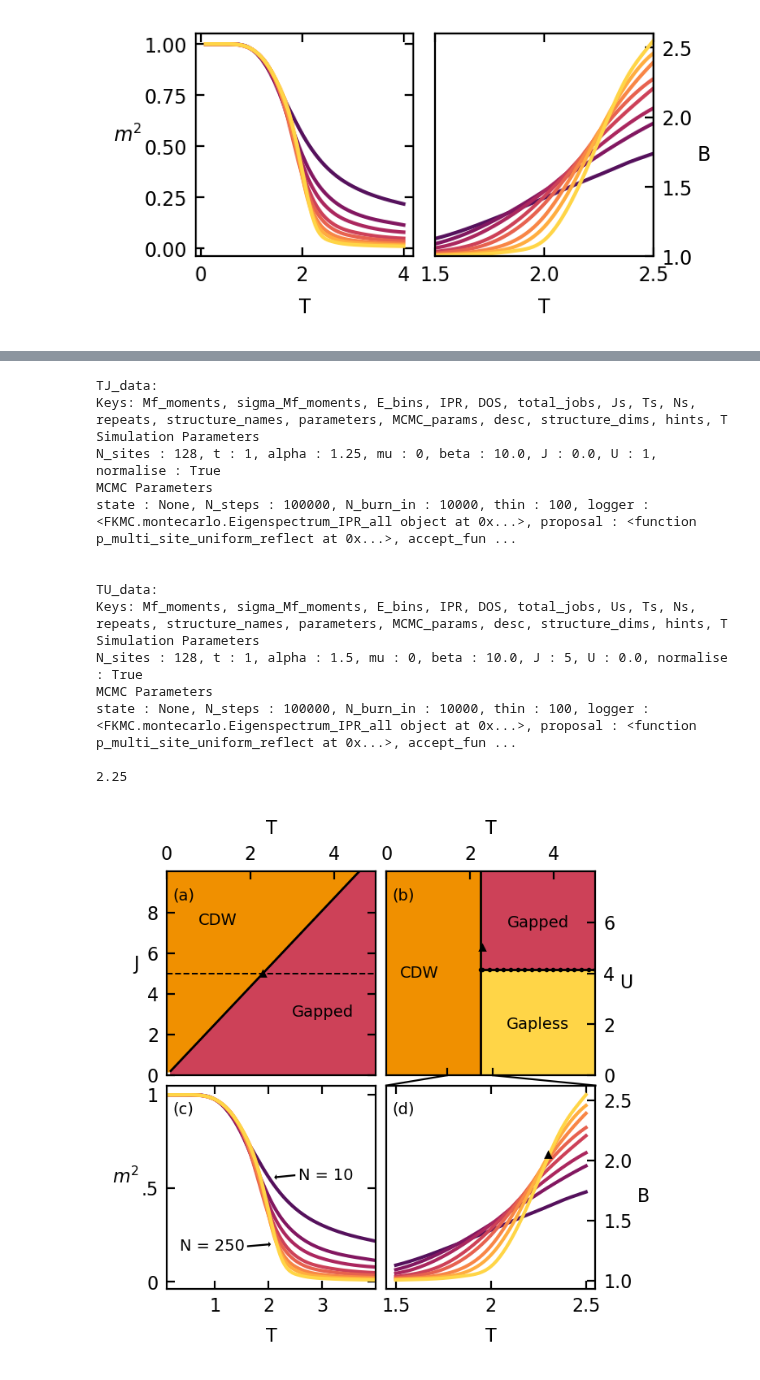
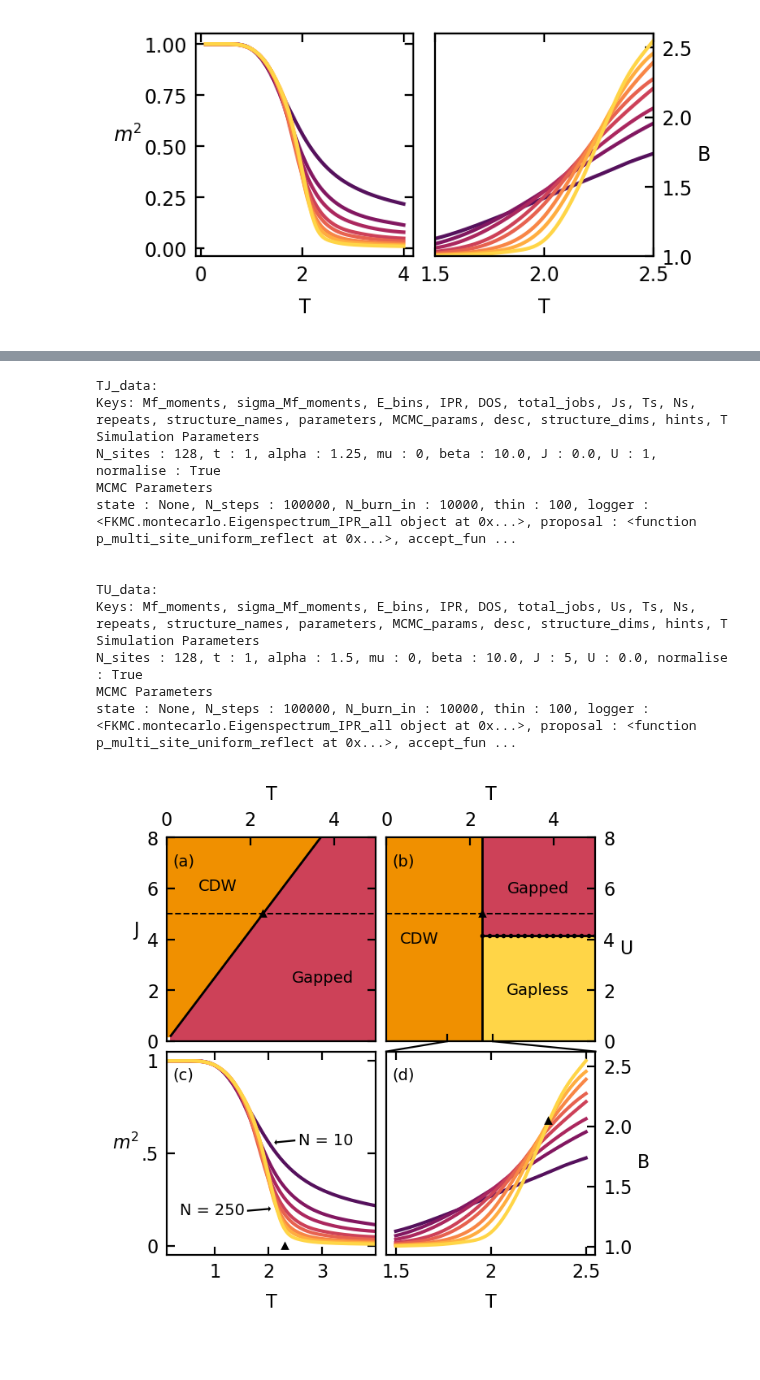
Before and after one commit to TomHodson/FKMC, a Jupyter notebook: notebooks/short_paper_figure_code/final_figures.ipynb, the cells around one changed output, grey strips where cells are left out. Saved outputs shown, nothing was run; the diff lists cells and outputs as text; code cells hidden in the pictures.

```diff
--- a/notebooks/short_paper_figure_code/final_figures.ipynb
+++ b/notebooks/short_paper_figure_code/final_figures.ipynb
@@ -257,6 +350,8 @@ gapless_color = colors[-1]
 #gapless_color = '#ea623b' #half way between cdw orange and colors[3]
 
 cdw_gapped_midpoint = np.mean([cdw_color, gapped_color], axis = 0)
+
+Tc = 2.25
 
 def TJ_phase_diagram_T(ax):
     with open(data_location / 'TJ_phase_data.pickle', 'rb') as file:
@@ -318,9 +413,6 @@ def TU_phase_diagram_T(ax):
     #Y =  M2
     #pcol = ax.pcolormesh(TU_data.Ts, TU_data.Us, Y.T, cmap=cmap, norm = norm, shading = 'gouraud', rasterized = True, linewidth = 0)
 
-    Tc = 2.25
-    print(Tc)
-
     #
     #norm = mpl.colors.Normalize(vmin=0, vmax=0.1)
     #colors = [(1,1,1,0), gapless_color]
@@ -328,12 +420,12 @@ def TU_phase_diagram_T(ax):
     #pcol = ax.pcolormesh(TU_data.Ts, TU_data.Us, gapped_gapless_line.percent_low_E_states , cmap = cmap, shading = 'gouraud', rasterized = True, linewidth = 0)
 
     #### Critical Lines ################
-    ix = gapped_gapless_line.T > Tc
+    ix = gapped_gapless_line.T > p.Tc
     gapped_gapless_line.U = np.concatenate([[gapped_gapless_line.U[~ix][-1]], gapped_gapless_line.U[ix]])
-    gapped_gapless_line.T = np.concatenate([[Tc,], gapped_gapless_line.T[ix]])
+    gapped_gapless_line.T = np.concatenate([[p.Tc,], gapped_gapless_line.T[ix]])
 
     ax.plot(gapped_gapless_line.T, gapped_gapless_line.U, color = 'black', marker = '.', markersize = 2, linewidth = 1)
-    ax.plot(Tc*np.ones_like(TU_data.Us), TU_data.Us,  color = 'black', marker = '.', markersize = 0, linewidth = 1)
+    ax.plot(p.Tc*np.ones_like(TU_data.Us), TU_data.Us,  color = 'black', marker = '.', markersize = 0, linewidth = 1)
 
     ax.fill_between(gapped_gapless_line.T, gapped_gapless_line.U, color = gapless_color)
     ax.fill_between(gapped_gapless_line.T, y1 = gapped_gapless_line.U, y2 = 8, color = gapped_color)
@@ -358,6 +450,9 @@ def TU_phase_diagram_T(ax):
 f, axes = plt.subplots(2,2, gridspec_kw = dict(wspace = 0.05, hspace = 0.05))
 axes = axes.flatten()
 
+#the point at the binder crossing
+p = Munch(Tc = 2.3, m2 = 0.7, B = 2.05, J = 5, U = 5)
+
 TJax = axes[0]
 TUax = axes[1]
 m2ax = axes[2]
@@ -370,10 +465,10 @@ TU_phase_diagram_T(TUax)
 binder(binderax)
 orderparam(m2ax)
 
-#the point at the binder crossing
-p = Munch(Tc = 2.3, m2 = 0.7, B = 2.05, J = 5, U = 5)
+## the triangular critical point marker
 m = Munch(marker = '^', markersize = 2, color = 'black')
 binderax.plot([p.Tc,], [p.B,], **m)
+m2ax.plot([p.Tc,], [0,], **m)
 TJax.plot([p.Tc,], [p.J,], **m)
 TUax.plot([p.Tc,], [p.U,], **m)
 
@@ -420,6 +515,7 @@ for letter, ax, c in zip('abcdef...', axes.flatten(), 'kkkk'):
 
 
 TJax.hlines(y = 5, xmin = 0, xmax = 5, linestyle = 'dashed', linewidth = 0.7)
+TUax.hlines(y = 5, xmin = 0, xmax = 5, linestyle = 'dashed', linewidth = 0.7)
 
 #the binder plot
 binderax.set(xticks = [1.5, 2, 2.5],
@@ -430,11 +526,13 @@ binderax.set(xticks = [1.5, 2, 2.5],
 TJax.set(xlim = (0,5),
             xticks = [0,2,4],
             yticks = [0, 2, 4, 6, 8],
+            ylim = (0,8),
             )
 
 TUax.set(xlim = (0,5),
             xticks = [0,2,4],
-            yticks = [0, 2, 4, 6],
+            yticks = [0, 2, 4, 6, 8],
+            ylim = (0,8),
             )
 
 #work in figure coords where (0,0) is bottom left and (1,1) top right
@@ -450,36 +548,34 @@ def datacoords_to_fig(ax, point):
 
 import matplotlib.lines as lines
 
 lineargs = dict(
     linewidth=0.8, linestyle=None, color='k', transform = f.transFigure,
 )
 
 for xval in binderax.get_xlim():
     (x0, _) = datacoords_to_fig(binderax, (xval, dont_care))
     (x1, _) = datacoords_to_fig(TUax, (xval, dont_care))
     f.add_artist(lines.Line2D([x0, x1], [y0, y1], **lineargs,))
     f.add_artist(lines.Line2D([x1, x1], [y1, y2], **lineargs,))
 
 f.set_size_inches(columnwidth, columnwidth)
 f.savefig(figure_location / 'phase_diagram2.eps', bbox_inches='tight')
 # %% [output]
 TJ_data:
 Keys: Mf_moments, sigma_Mf_moments, E_bins, IPR, DOS, total_jobs, Js, Ts, Ns, repeats, structure_names, parameters, MCMC_params, desc, structure_dims, hints, T
 Simulation Parameters
 N_sites : 128, t : 1, alpha : 1.25, mu : 0, beta : 10.0, J : 0.0, U : 1, normalise : True
 MCMC Parameters
 state : None, N_steps : 100000, N_burn_in : 10000, thin : 100, logger : <FKMC.montecarlo.Eigenspectrum_IPR_all object at 0x...>, proposal : <function p_multi_site_uniform_reflect at 0x...>, accept_fun ...
 
 
 TU_data:
 Keys: Mf_moments, sigma_Mf_moments, E_bins, IPR, DOS, total_jobs, Us, Ts, Ns, repeats, structure_names, parameters, MCMC_params, desc, structure_dims, hints, T
 Simulation Parameters
 N_sites : 128, t : 1, alpha : 1.5, mu : 0, beta : 10.0, J : 5, U : 0.0, normalise : True
 MCMC Parameters
 state : None, N_steps : 100000, N_burn_in : 10000, thin : 100, logger : <FKMC.montecarlo.Eigenspectrum_IPR_all object at 0x...>, proposal : <function p_multi_site_uniform_reflect at 0x...>, accept_fun ...
-
-2.25
-[figure, old version]
+[figure, new version]
 # %%
 with open(data_location / f'local_runs_processed_smoothed_june2.pickle', 'rb') as f:
     # Pickle the 'data' dictionary using the highest protocol available.
```
Also changed, not shown: parts of 11 cells of this notebook, 5 other files.
